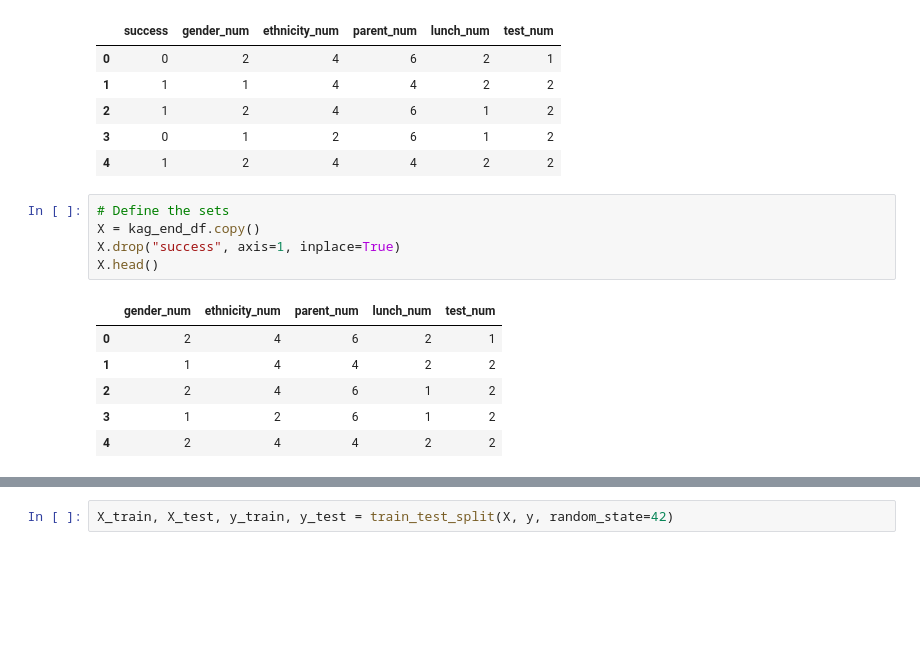
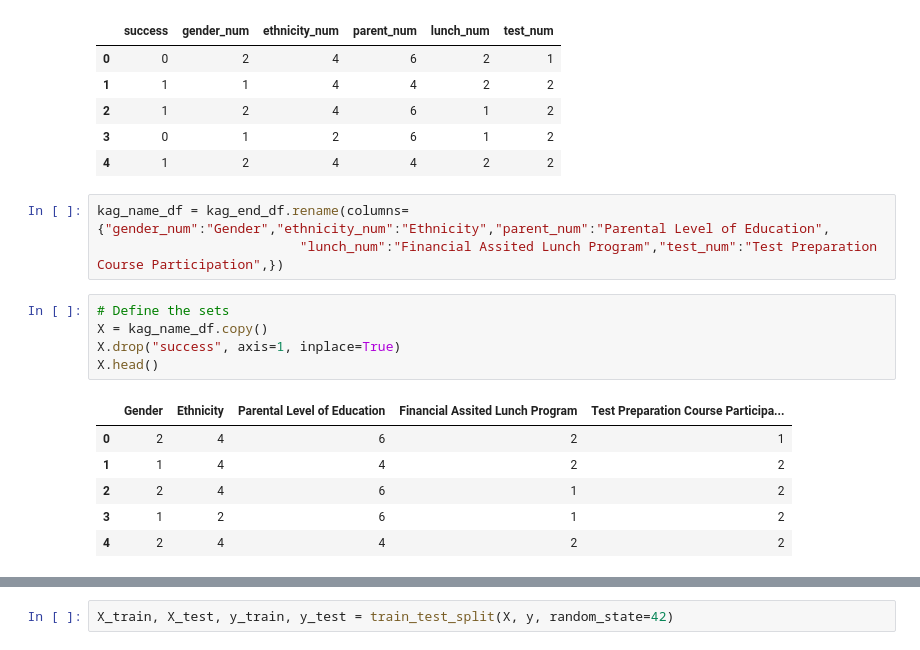
Before and after one commit to gamountainmama/data_dames, a Jupyter notebook: features_ranking.ipynb, the cells around one changed output, grey strips where cells are left out. Cells and saved outputs as stored; diff of their text form; blank space fills up the shorter version.

```diff
--- a/features_ranking.ipynb
+++ b/features_ranking.ipynb
@@ -276,13 +280,16 @@ kag_end_df.head()
 | 2 | 1 | 2 | 4 | 6 | 1 | 2 |
 | 3 | 0 | 1 | 2 | 6 | 1 | 2 |
 | 4 | 1 | 2 | 4 | 4 | 2 | 2 |
+# %%
+kag_name_df = kag_end_df.rename(columns={"gender_num":"Gender","ethnicity_num":"Ethnicity","parent_num":"Parental Level of Education",
+                          "lunch_num":"Financial Assited Lunch Program","test_num":"Test Preparation Course Participation",})
 # %%
 # Define the sets
-X = kag_end_df.copy()
+X = kag_name_df.copy()
 X.drop("success", axis=1, inplace=True)
 X.head()
 # %% [output]
-|  | gender_num | ethnicity_num | parent_num | lunch_num | test_num |
+|  | Gender | Ethnicity | Parental Level of Education | Financial Assited Lunch Program | Test Preparation Course Participa... |
 | 0 | 2 | 4 | 6 | 2 | 1 |
 | 1 | 1 | 4 | 4 | 2 | 2 |
 | 2 | 2 | 4 | 6 | 1 | 2 |
```
Also changed, not shown: parts of 13 cells of this notebook.
